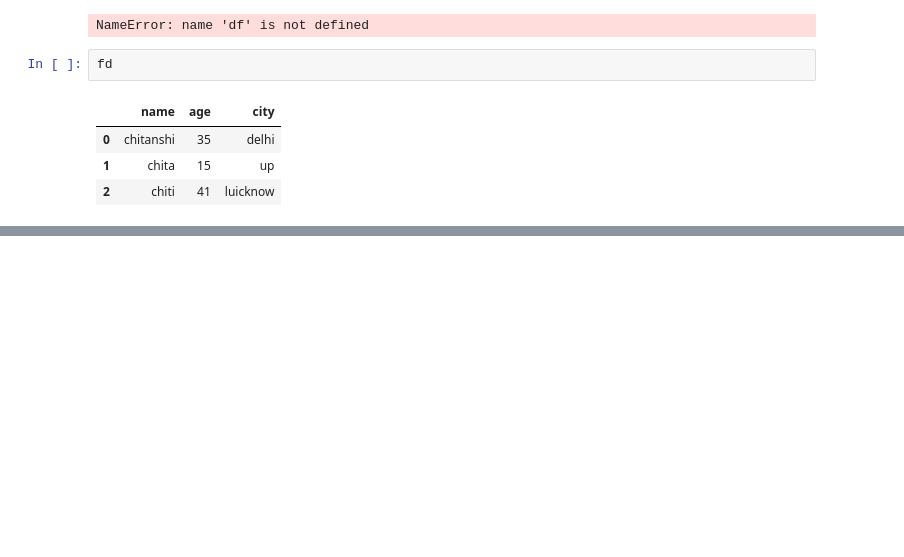
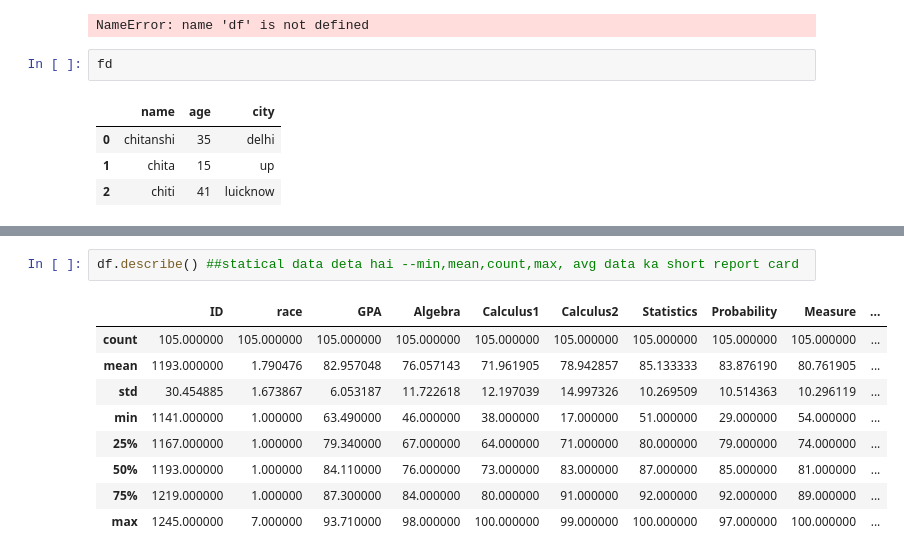
Before and after one commit to chitrapandey8/ml, a Jupyter notebook: pandas/pandas.ipynb, the cells around one changed output, grey strips where cells are left out. Cells and saved outputs as stored; diff of their text form; blank space fills up the shorter version.

```diff
--- a/pandas/pandas.ipynb
+++ b/pandas/pandas.ipynb
@@ -238,0 +277,12 @@ fd
+# %%
+df.describe() ##statical data deta hai --min,mean,count,max, avg data ka short report card
+# %% [output]
+|  | ID | race | GPA | Algebra | Calculus1 | Calculus2 | Statistics | Probability | Measure | ... |
+| count | 105.000000 | 105.000000 | 105.000000 | 105.000000 | 105.000000 | 105.000000 | 105.000000 | 105.000000 | 105.000000 | ... |
+| mean | 1193.000000 | 1.790476 | 82.957048 | 76.057143 | 71.961905 | 78.942857 | 85.133333 | 83.876190 | 80.761905 | ... |
+| std | 30.454885 | 1.673867 | 6.053187 | 11.722618 | 12.197039 | 14.997326 | 10.269509 | 10.514363 | 10.296119 | ... |
+| min | 1141.000000 | 1.000000 | 63.490000 | 46.000000 | 38.000000 | 17.000000 | 51.000000 | 29.000000 | 54.000000 | ... |
+| 25% | 1167.000000 | 1.000000 | 79.340000 | 67.000000 | 64.000000 | 71.000000 | 80.000000 | 79.000000 | 74.000000 | ... |
+| 50% | 1193.000000 | 1.000000 | 84.110000 | 76.000000 | 73.000000 | 83.000000 | 87.000000 | 85.000000 | 81.000000 | ... |
+| 75% | 1219.000000 | 1.000000 | 87.300000 | 84.000000 | 80.000000 | 91.000000 | 92.000000 | 92.000000 | 89.000000 | ... |
+| max | 1245.000000 | 7.000000 | 93.710000 | 98.000000 | 100.000000 | 99.000000 | 100.000000 | 97.000000 | 100.000000 | ... |
```
Also changed, not shown: parts of 17 cells of this notebook, 3 other files.
